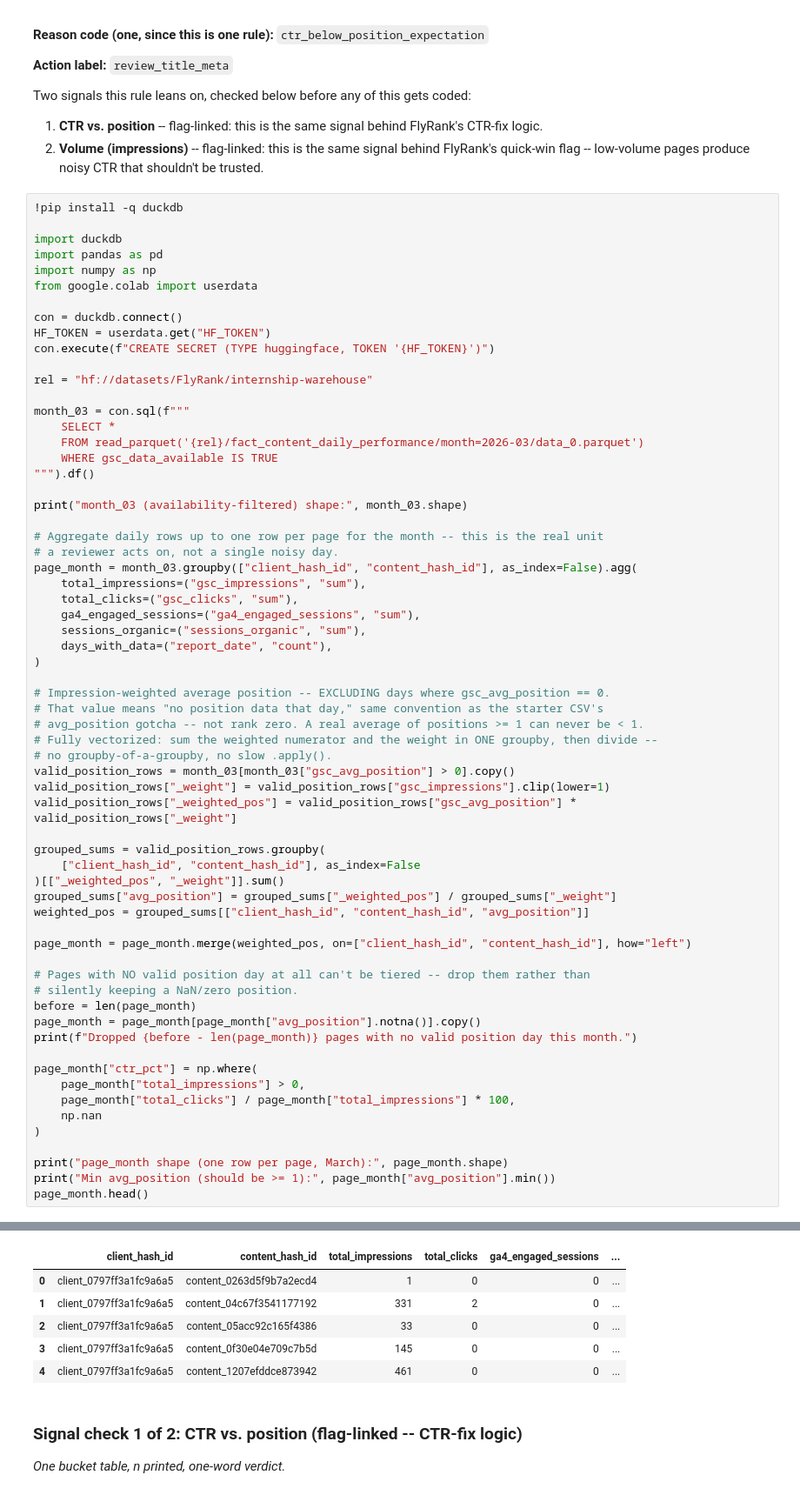
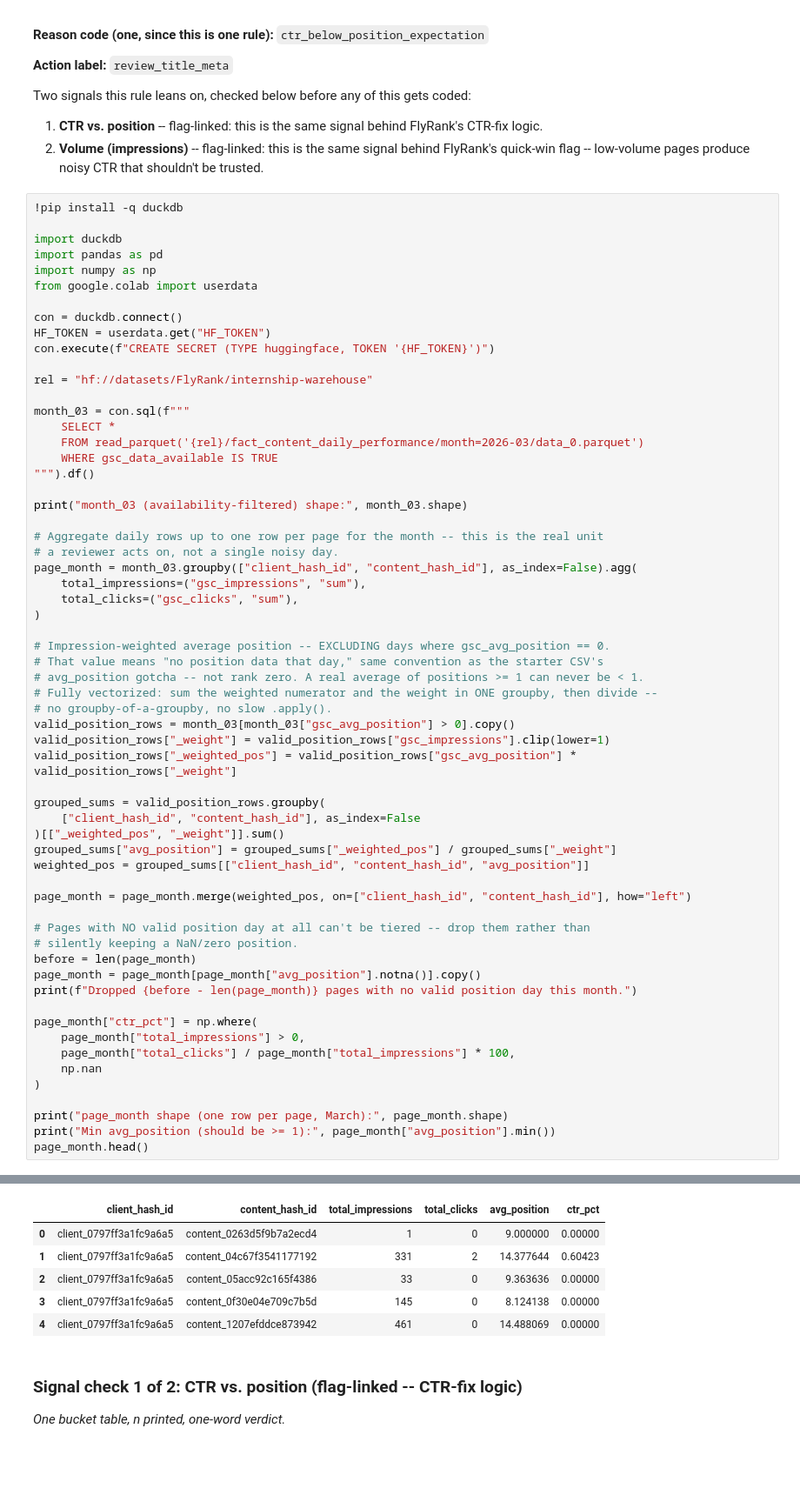
Before and after one commit to AhmedElwhaiby/FlyRank-Inten-Repo, a Jupyter notebook: work/notebooks/w04_baseline_score.ipynb, the cells around one changed output, grey strips where cells are left out. Shown at 87% size. Saved outputs shown, nothing was run; the diff lists cells and outputs as text; blank space fills up the shorter version.

```diff
--- a/work/notebooks/w04_baseline_score.ipynb
+++ b/work/notebooks/w04_baseline_score.ipynb
@@ -54,9 +54,6 @@ print("month_03 (availability-filtered) shape:", month_03.shape)
 page_month = month_03.groupby(["client_hash_id", "content_hash_id"], as_index=False).agg(
     total_impressions=("gsc_impressions", "sum"),
     total_clicks=("gsc_clicks", "sum"),
-    ga4_engaged_sessions=("ga4_engaged_sessions", "sum"),
-    sessions_organic=("sessions_organic", "sum"),
-    days_with_data=("report_date", "count"),
 )
 
 # Impression-weighted average position -- EXCLUDING days where gsc_avg_position == 0.
@@ -98,10 +95,10 @@ page_month shape (one row per page, March): (175304, 9)
 Min avg_position (should be >= 1): 0.019642857142857142
-|  | client_hash_id | content_hash_id | total_impressions | total_clicks | ga4_engaged_sessions | ... |
-| 0 | client_0797ff3a1fc9a6a5 | content_0263d5f9b7a2ecd4 | 1 | 0 | 0 | ... |
-| 1 | client_0797ff3a1fc9a6a5 | content_04c67f3541177192 | 331 | 2 | 0 | ... |
-| 2 | client_0797ff3a1fc9a6a5 | content_05acc92c165f4386 | 33 | 0 | 0 | ... |
-| 3 | client_0797ff3a1fc9a6a5 | content_0f30e04e709c7b5d | 145 | 0 | 0 | ... |
-| 4 | client_0797ff3a1fc9a6a5 | content_1207efddce873942 | 461 | 0 | 0 | ... |
+|  | client_hash_id | content_hash_id | total_impressions | total_clicks | avg_position | ctr_pct |
+| 0 | client_0797ff3a1fc9a6a5 | content_0263d5f9b7a2ecd4 | 1 | 0 | 9.000000 | 0.00000 |
+| 1 | client_0797ff3a1fc9a6a5 | content_04c67f3541177192 | 331 | 2 | 14.377644 | 0.60423 |
+| 2 | client_0797ff3a1fc9a6a5 | content_05acc92c165f4386 | 33 | 0 | 9.363636 | 0.00000 |
+| 3 | client_0797ff3a1fc9a6a5 | content_0f30e04e709c7b5d | 145 | 0 | 8.124138 | 0.00000 |
+| 4 | client_0797ff3a1fc9a6a5 | content_1207efddce873942 | 461 | 0 | 14.488069 | 0.00000 |
 # %% [markdown]
 ### Signal check 1 of 2: CTR vs. position (flag-linked -- CTR-fix logic)
 
```
Also changed, not shown: parts of 6 cells of this notebook.
